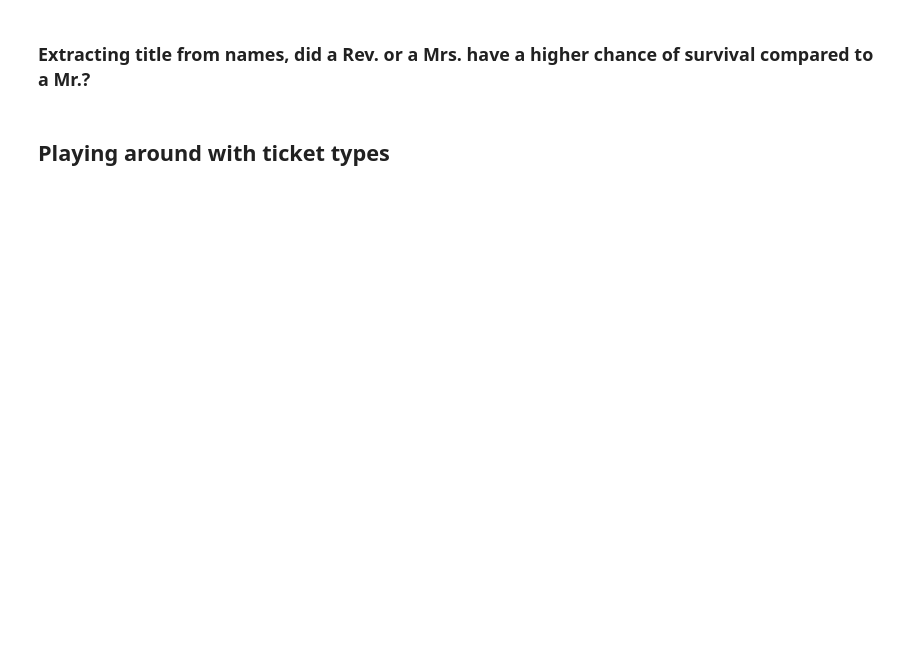
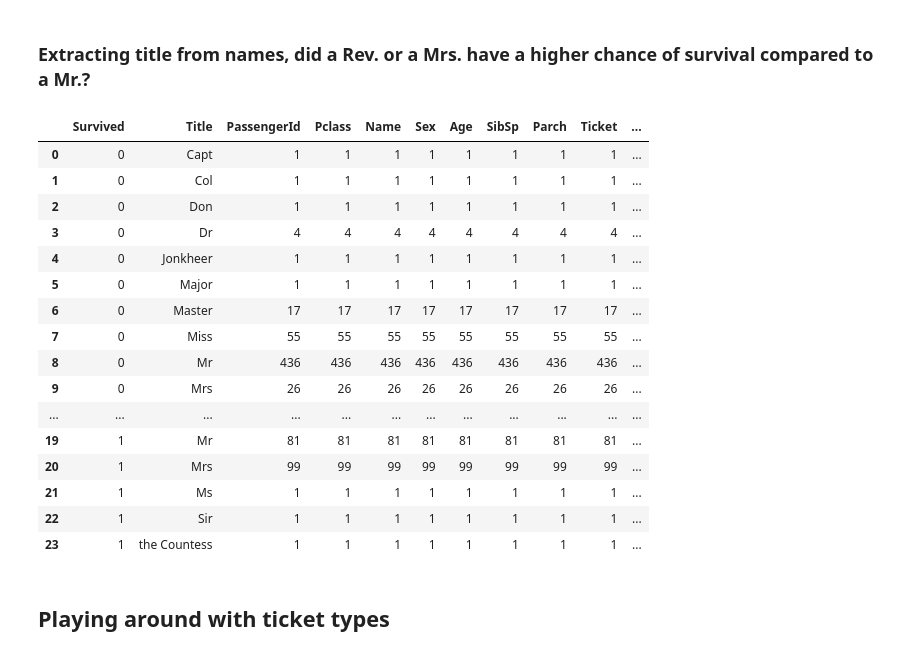
Before and after one commit to JustAnotherHeroRiding/KAGGLE-Titanic-Dataset, a Jupyter notebook: titanickagglenb.ipynb, the cells around one changed output. Cells and saved outputs as stored; diff of their text form; code cells hidden in the pictures; blank space fills up the shorter version.

```diff
--- a/titanickagglenb.ipynb
+++ b/titanickagglenb.ipynb
@@ -553,5 +608,33 @@ df_train
 # %% [markdown]
 ### Extracting title from names, did a Rev. or a Mrs. have a higher chance of survival compared to a Mr.?
+# %%
+def extract_title(name):
+    return name.split(',')[1].split('.')[0].strip()
+
+# Create a new column 'Title' with the extracted title
+df_train['Title'] = df_train['Name'].apply(extract_title)
+df_train['Title']
+df_test['Title'] = df_test['Name'].apply(extract_title)
+# %%
+df_train.groupby(['Survived', 'Title'],as_index=False).count()
+# %% [output]
+|  | Survived | Title | PassengerId | Pclass | Name | Sex | Age | SibSp | Parch | Ticket | ... |
+| 0 | 0 | Capt | 1 | 1 | 1 | 1 | 1 | 1 | 1 | 1 | ... |
+| 1 | 0 | Col | 1 | 1 | 1 | 1 | 1 | 1 | 1 | 1 | ... |
+| 2 | 0 | Don | 1 | 1 | 1 | 1 | 1 | 1 | 1 | 1 | ... |
+| 3 | 0 | Dr | 4 | 4 | 4 | 4 | 4 | 4 | 4 | 4 | ... |
+| 4 | 0 | Jonkheer | 1 | 1 | 1 | 1 | 1 | 1 | 1 | 1 | ... |
+| 5 | 0 | Major | 1 | 1 | 1 | 1 | 1 | 1 | 1 | 1 | ... |
+| 6 | 0 | Master | 17 | 17 | 17 | 17 | 17 | 17 | 17 | 17 | ... |
+| 7 | 0 | Miss | 55 | 55 | 55 | 55 | 55 | 55 | 55 | 55 | ... |
+| 8 | 0 | Mr | 436 | 436 | 436 | 436 | 436 | 436 | 436 | 436 | ... |
+| 9 | 0 | Mrs | 26 | 26 | 26 | 26 | 26 | 26 | 26 | 26 | ... |
+| ... | ... | ... | ... | ... | ... | ... | ... | ... | ... | ... | ... |
+| 19 | 1 | Mr | 81 | 81 | 81 | 81 | 81 | 81 | 81 | 81 | ... |
+| 20 | 1 | Mrs | 99 | 99 | 99 | 99 | 99 | 99 | 99 | 99 | ... |
+| 21 | 1 | Ms | 1 | 1 | 1 | 1 | 1 | 1 | 1 | 1 | ... |
+| 22 | 1 | Sir | 1 | 1 | 1 | 1 | 1 | 1 | 1 | 1 | ... |
+| 23 | 1 | the Countess | 1 | 1 | 1 | 1 | 1 | 1 | 1 | 1 | ... |
 # %% [markdown]
 ## Playing around with ticket types
 # %%
```
Also changed, not shown: parts of 15 cells of this notebook, 2 other files.
